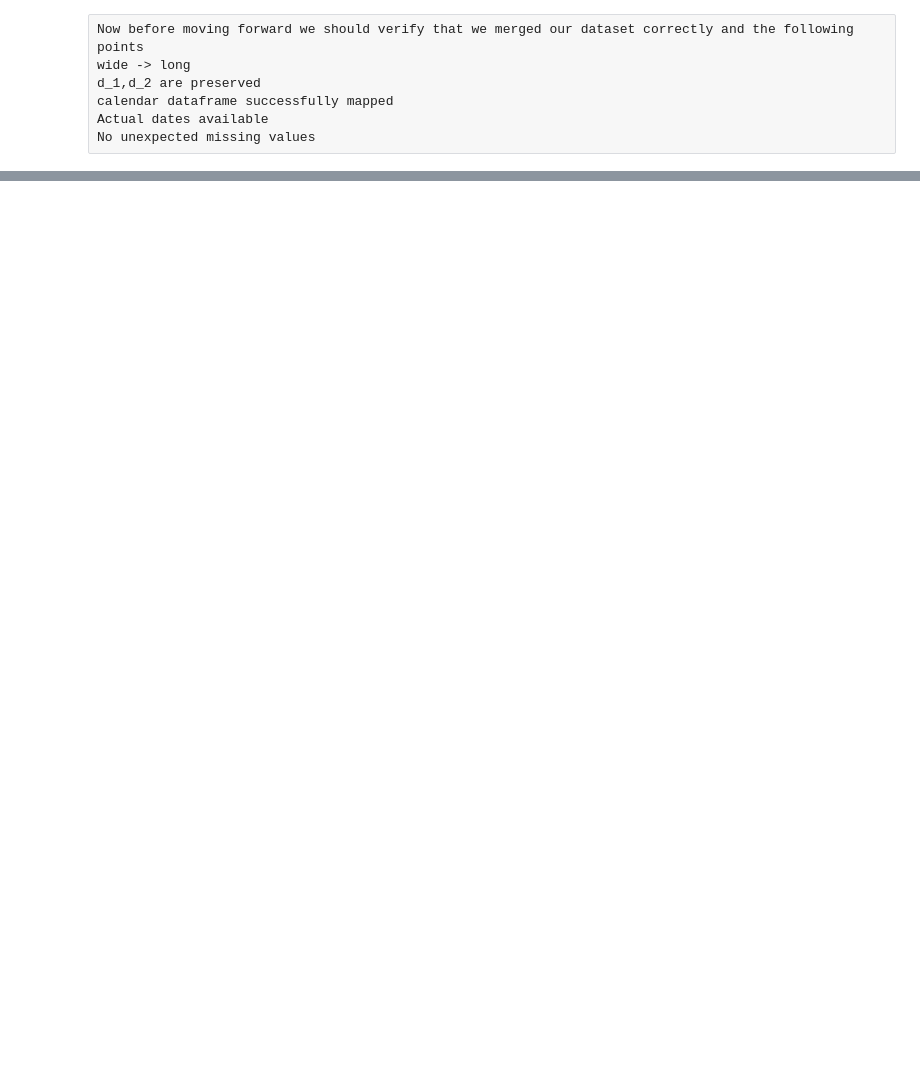
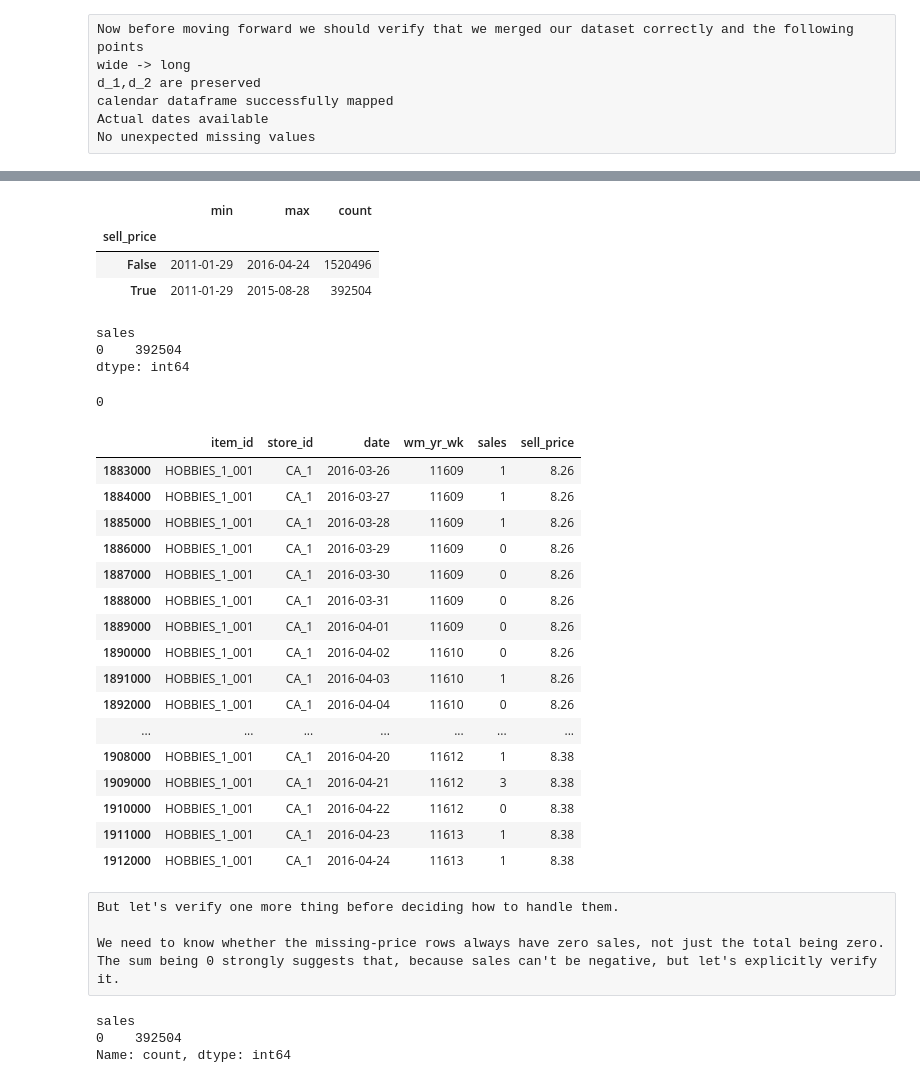
Before and after one commit to piyushmishra76/ai-supply-chain-intelligence, a Jupyter notebook: notebooks/02_data_transformation.ipynb, the cells around one changed output, grey strips where cells are left out. Cells and saved outputs as stored; diff of their text form; code cells hidden in the pictures; blank space fills up the shorter version.

```diff
--- a/notebooks/02_data_transformation.ipynb
+++ b/notebooks/02_data_transformation.ipynb
@@ -154,0 +278,9 @@ sales_long[sales_long["d"]=="d_2"][["item_id", "store_id", "d", "date", "sales"]
+# %%
+#Check whether missing prices are concentrated at the beginning
+missing_price = test_merge[
+    test_merge["sell_price"].isna()
+]
+
+missing_price[
+    ["item_id", "store_id", "date", "wm_yr_wk", "sales"]
+].head(20)
@@ -154,0 +309,62 @@ sales_long[sales_long["d"]=="d_2"][["item_id", "store_id", "d", "date", "sales"]
+# %%
+test_merge.groupby(
+    test_merge["sell_price"].isna()
+)["date"].agg(["min", "max", "count"])
+# %% [output]
+|  | min | max | count |
+| sell_price |  |  |  |
+| False | 2011-01-29 | 2016-04-24 | 1520496 |
+| True | 2011-01-29 | 2015-08-28 | 392504 |
+# %%
+#Check whether missing price rows actually have sales
+missing_price.groupby(
+    "sales"
+).size().sort_index().head(20)
+# %% [output]
+sales
+0    392504
+dtype: int64
+# %%
+missing_price['sales'].sum()
+# %% [output]
+0
+# %%
+#Check one specific product
+sample_item = missing_price.iloc[0]["item_id"]
+sample_store = missing_price.iloc[0]["store_id"]
+
+test_merge[
+    (test_merge["item_id"] == sample_item) &
+    (test_merge["store_id"] == sample_store)
+][
+    ["item_id", "store_id", "date", "wm_yr_wk", "sales", "sell_price"]
+].tail(30)
+# %% [output]
+|  | item_id | store_id | date | wm_yr_wk | sales | sell_price |
+| 1883000 | HOBBIES_1_001 | CA_1 | 2016-03-26 | 11609 | 1 | 8.26 |
+| 1884000 | HOBBIES_1_001 | CA_1 | 2016-03-27 | 11609 | 1 | 8.26 |
+| 1885000 | HOBBIES_1_001 | CA_1 | 2016-03-28 | 11609 | 1 | 8.26 |
+| 1886000 | HOBBIES_1_001 | CA_1 | 2016-03-29 | 11609 | 0 | 8.26 |
+| 1887000 | HOBBIES_1_001 | CA_1 | 2016-03-30 | 11609 | 0 | 8.26 |
+| 1888000 | HOBBIES_1_001 | CA_1 | 2016-03-31 | 11609 | 0 | 8.26 |
+| 1889000 | HOBBIES_1_001 | CA_1 | 2016-04-01 | 11609 | 0 | 8.26 |
+| 1890000 | HOBBIES_1_001 | CA_1 | 2016-04-02 | 11610 | 0 | 8.26 |
+| 1891000 | HOBBIES_1_001 | CA_1 | 2016-04-03 | 11610 | 1 | 8.26 |
+| 1892000 | HOBBIES_1_001 | CA_1 | 2016-04-04 | 11610 | 0 | 8.26 |
+| ... | ... | ... | ... | ... | ... | ... |
+| 1908000 | HOBBIES_1_001 | CA_1 | 2016-04-20 | 11612 | 1 | 8.38 |
+| 1909000 | HOBBIES_1_001 | CA_1 | 2016-04-21 | 11612 | 3 | 8.38 |
+| 1910000 | HOBBIES_1_001 | CA_1 | 2016-04-22 | 11612 | 0 | 8.38 |
+| 1911000 | HOBBIES_1_001 | CA_1 | 2016-04-23 | 11613 | 1 | 8.38 |
+| 1912000 | HOBBIES_1_001 | CA_1 | 2016-04-24 | 11613 | 1 | 8.38 |
+# %% [raw]
+But let's verify one more thing before deciding how to handle them.
+
+We need to know whether the missing-price rows always have zero sales, not just the total being zero. The sum being 0 strongly suggests that, because sales can't be negative, but let's explicitly verify it.
+# %%
+missing_price["sales"].value_counts()
+#So every single observation with a missing price has zero sales in our current dataset
+# %% [output]
+sales
+0    392504
+Name: count, dtype: int64
```
Also changed, not shown: parts of 37 cells of this notebook, 3 other files.
